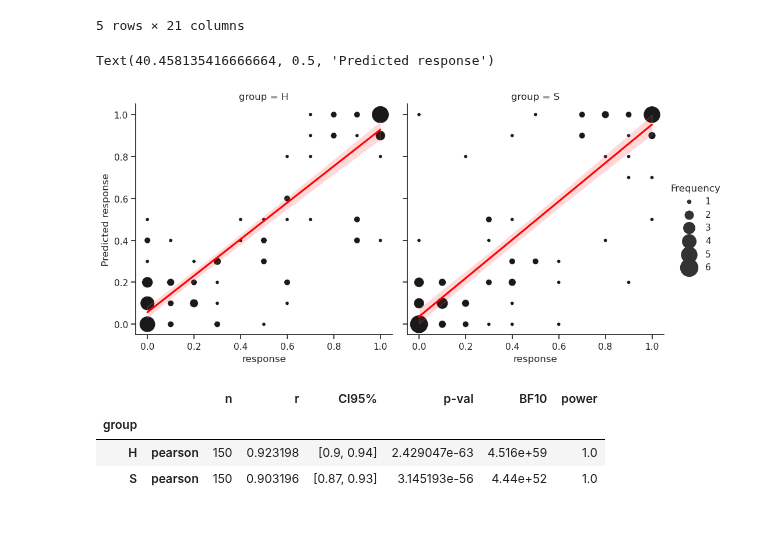
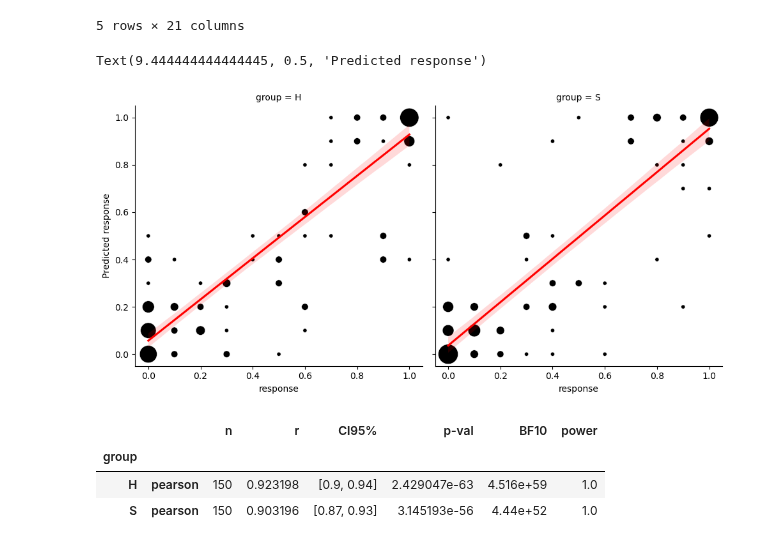
Before and after one commit to acercyc/Keio-Testing_analysis, a Jupyter notebook: src/report_one_dot_predicting_group.ipynb, the cells around one changed output. Saved outputs shown, nothing was run; the diff lists cells and outputs as text; code cells hidden in the pictures.

```diff
--- a/src/report_one_dot_predicting_group.ipynb
+++ b/src/report_one_dot_predicting_group.ipynb
@@ -133,15 +133,15 @@ df_count['Frequency'] = (df_count['Frequency'])**(1/2)
 # %%
 
 g = sns.relplot(data=df_count, x='response', y=predVar,
                 size='Frequency', color='k',
-                sizes=(20, 500), col='group', height=5)
+                sizes=(20, 500), col='group', height=5, legend=False)
 ax = g.figure.get_axes()
 sns.regplot(data=df_.query('group=="H"'), x='response', y=predVar, color='red', scatter=False, ax=ax[0])
 sns.regplot(data=df_.query('group=="S"'), x='response', y=predVar, color='red', scatter=False, ax=ax[1])
 ax[0].set_ylabel('Predicted response')
 # %% [output]
-Text(40.458135416666664, 0.5, 'Predicted response')
+Text(9.444444444444445, 0.5, 'Predicted response')
-[figure, old version]
+[figure, new version]
 # %%
 
 
```
Also changed, not shown: parts of 5 cells of this notebook, 8 other files.
